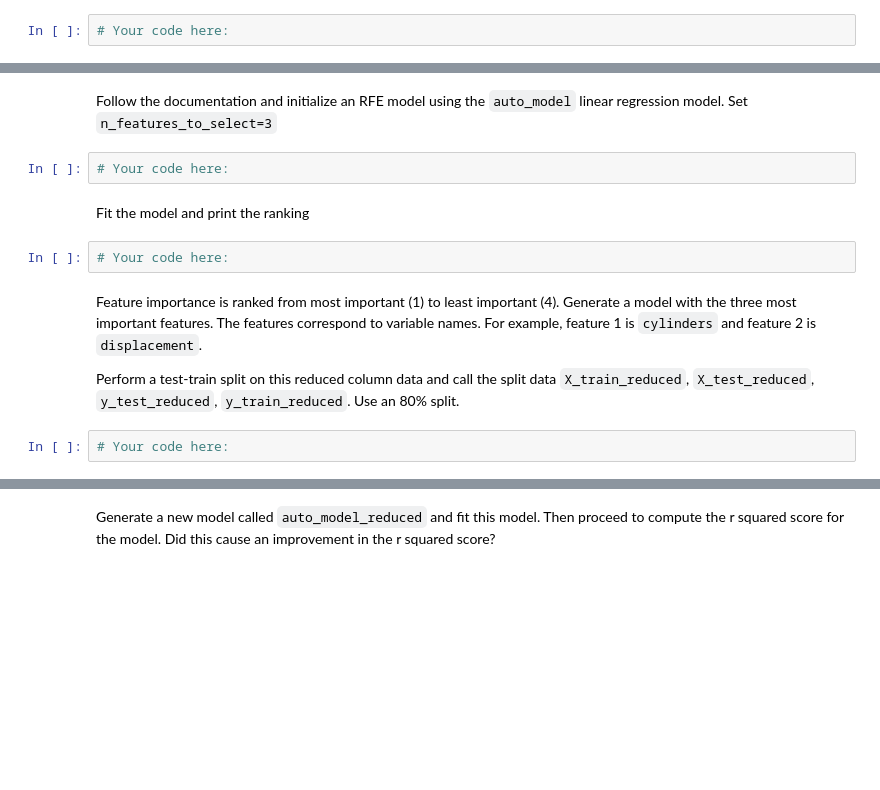
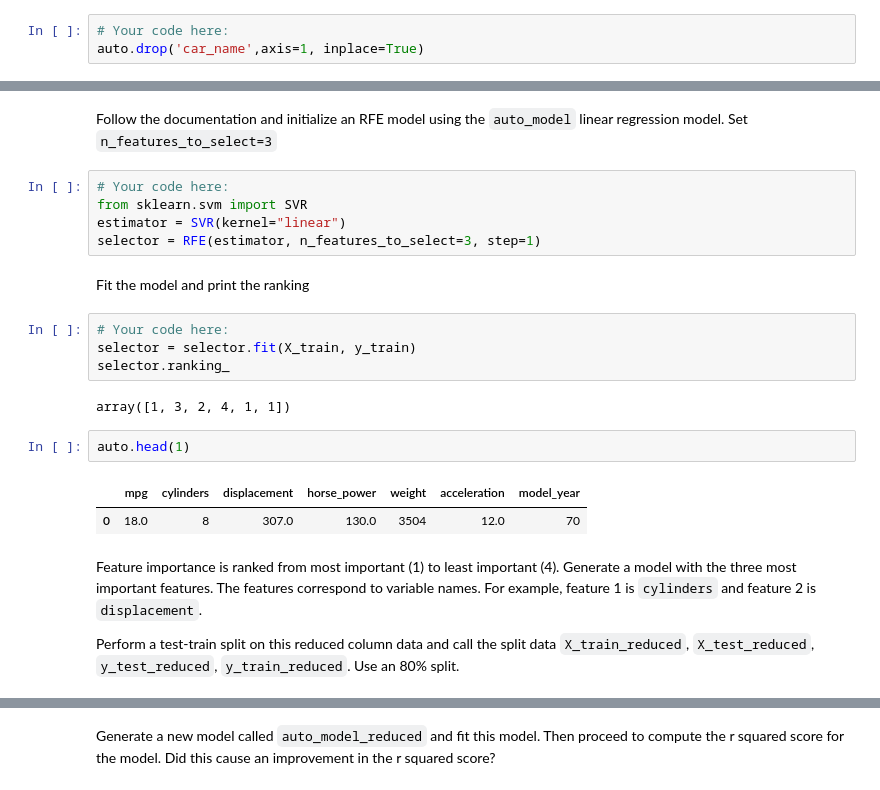
Before and after one commit to ironhack-bcn-data-pt/48-lab-supervised-learning-regression, a Jupyter notebook: your-code/main.ipynb, the cells around one changed output, grey strips where cells are left out. Saved outputs shown, nothing was run; the diff lists cells and outputs as text; blank space fills up the shorter version.

```diff
--- a/your-code/main.ipynb
+++ b/your-code/main.ipynb
@@ -301,3 +394,4 @@ Assign the predictor and response training data to `X_train` and `y_train` respe
 *Hint: To separate data for training and test, use the `train_test_split` method we used in previous labs.*
 # %%
 # Your code here:
+auto.drop('car_name',axis=1, inplace=True)
@@ -370,15 +529,25 @@ In the next cell, we will import RFE
 from sklearn.feature_selection import RFE
 # %% [markdown]
 Follow the documentation and initialize an RFE model using the `auto_model` linear regression model. Set `n_features_to_select=3`
-# %%
-# Your code here:
+# %%
+# Your code here:
+from sklearn.svm import SVR
+estimator = SVR(kernel="linear")
+selector = RFE(estimator, n_features_to_select=3, step=1)
 # %% [markdown]
 Fit the model and print the ranking
 # %%
 # Your code here:
+selector = selector.fit(X_train, y_train)
+selector.ranking_
+# %% [output]
+array([1, 3, 2, 4, 1, 1])
+# %%
+auto.head(1)
+# %% [output]
+|  | mpg | cylinders | displacement | horse_power | weight | acceleration | model_year |
+| 0 | 18.0 | 8 | 307.0 | 130.0 | 3504 | 12.0 | 70 |
 # %% [markdown]
 Feature importance is ranked from most important (1) to least important (4). Generate a model with the three most important features. The features correspond to variable names. For example, feature 1 is `cylinders` and feature 2 is `displacement`.
 
 Perform a test-train split on this reduced column data and call the split data `X_train_reduced`, `X_test_reduced`, `y_test_reduced`, `y_train_reduced`. Use an 80% split.
-# %%
-# Your code here:
```
Also changed, not shown: parts of 36 cells of this notebook, 1 other file.
